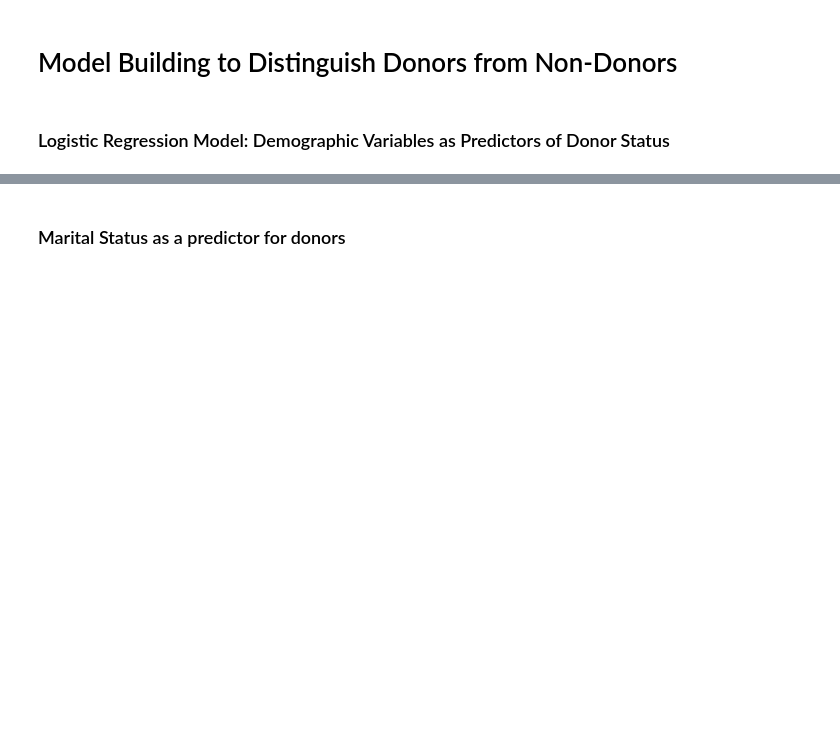
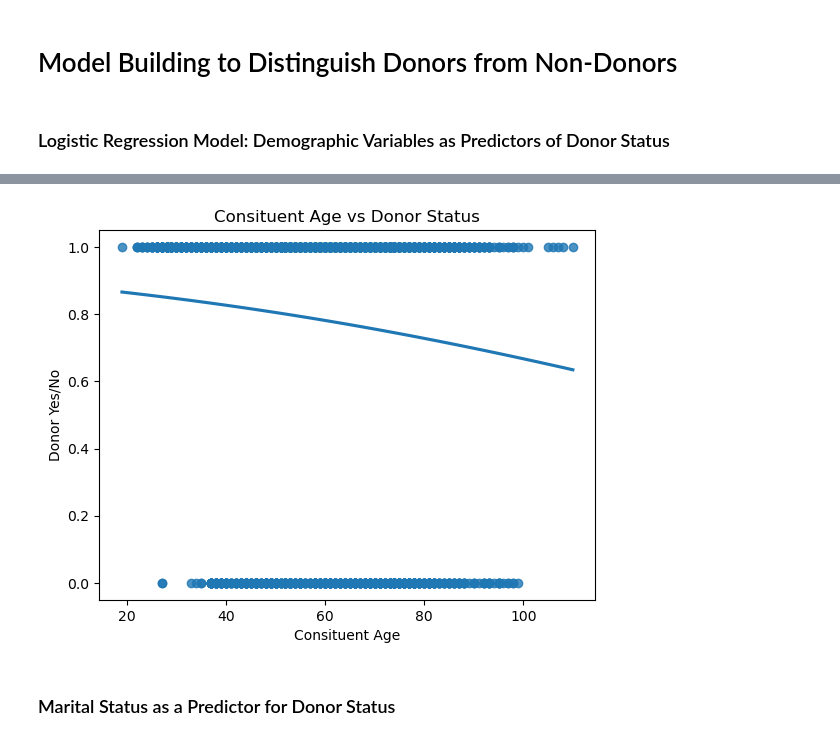
Before and after one commit to pandarik/Predict-Donor-Behavior, a Jupyter notebook: Caleb/DonorAttributes.ipynb, the cells around one changed output, grey strips where cells are left out. Saved outputs shown, nothing was run; the diff lists cells and outputs as text; code cells hidden in the pictures; blank space fills up the shorter version.

```diff
--- a/Caleb/DonorAttributes.ipynb
+++ b/Caleb/DonorAttributes.ipynb
@@ -345,7 +351,8 @@ weighted avg       0.62      0.79      0.69       609
 # %%
 # Define features and target
 features = data['Age']
-X = data[features]
+
+X = features.array.reshape(-1, 1)
 y = data['DonorYN']  # Using the Donor column as the target
 
 # Split the data into training and testing sets
@@ -361,13 +368,16 @@ model = LogisticRegression()
 model.fit(X_train, y_train)
 
 # Evaluation
-y_pred = model.predict_proba(X_test)[:,1]>.6
+y_pred = model.predict_proba(X_test)[:,1]>.7
 print(classification_report(y_test, y_pred))
 print(confusion_matrix(y_test, y_pred))
 
 # Feature Importance
-importance = pd.Series(model.coef_[0], index=features)
-importance.plot(kind='barh')
-plt.title("Feature Importance in Predicting Donors vs. Non-Donors")
-plt.show()
+# Defining dummy variable to set the index to
+index1 = ['1']
+importance = pd.Series(model.coef_[0], index=index1)
+
+#importance.plot(kind='barh')
+#plt.title("Feature Importance in Predicting Donors vs. Non-Donors")
+#plt.show()
 # %% [output]
@@ -380,2 +395,12 @@ data['Marital status']
+# %%
+# Plotting Age vs Donor Status
+ax = sns.regplot(x=X, y=y, data=data, logistic=True, ci=None)
+ax.set(xlabel ='Consituent Age', ylabel='Donor Yes/No', title= "Consituent Age vs Donor Status")
+plt.show()
+
+
+#sns.catplot(x = X, y = y, data = data)
+# %% [output]
+[figure, added]
 # %% [markdown]
-### Marital Status as a predictor for donors
+### Marital Status as a Predictor for Donor Status
```
Also changed, not shown: parts of 29 cells of this notebook.
